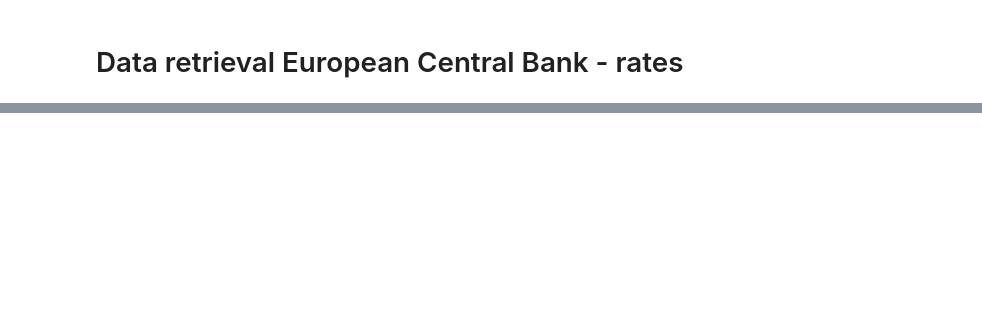
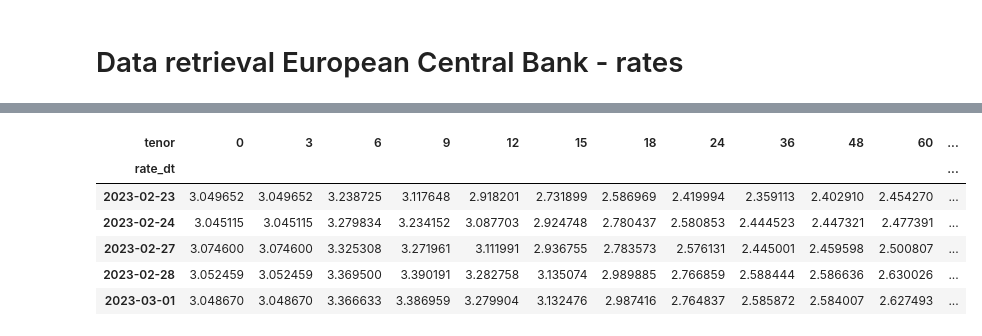
Before and after one commit to Merijn68/rl-alm, a Jupyter notebook: notebooks/data_retrieval_ecb_rates swapcurve.ipynb, the cells around one changed output, grey strips where cells are left out. Drawn from its saved outputs; the diff is of its cells as text; code cells hidden in the pictures; blank space fills up the shorter version.

```diff
--- a/notebooks/data_retrieval_ecb_rates swapcurve.ipynb
+++ b/notebooks/data_retrieval_ecb_rates swapcurve.ipynb
@@ -39,0 +7,3 @@ df.describe()
+# %%
+zerocurve = Zerocurve()
+zerocurve.read_data()
@@ -39,0 +14,2 @@ df.describe()
+# %%
+zerocurve.load_data()
@@ -39,0 +18,2 @@ df.describe()
+# %%
+zerocurve.step()
@@ -39,0 +22,10 @@ df.describe()
+# %%
+zerocurve.yield_data.tail()
+# %% [output]
+| tenor | 0 | 3 | 6 | 9 | 12 | 15 | 18 | 24 | 36 | 48 | 60 | ... |
+| rate_dt |  |  |  |  |  |  |  |  |  |  |  | ... |
+| 2023-02-23 | 3.049652 | 3.049652 | 3.238725 | 3.117648 | 2.918201 | 2.731899 | 2.586969 | 2.419994 | 2.359113 | 2.402910 | 2.454270 | ... |
+| 2023-02-24 | 3.045115 | 3.045115 | 3.279834 | 3.234152 | 3.087703 | 2.924748 | 2.780437 | 2.580853 | 2.444523 | 2.447321 | 2.477391 | ... |
+| 2023-02-27 | 3.074600 | 3.074600 | 3.325308 | 3.271961 | 3.111991 | 2.936755 | 2.783573 | 2.576131 | 2.445001 | 2.459598 | 2.500807 | ... |
+| 2023-02-28 | 3.052459 | 3.052459 | 3.369500 | 3.390191 | 3.282758 | 3.135074 | 2.989885 | 2.766859 | 2.588444 | 2.586636 | 2.630026 | ... |
+| 2023-03-01 | 3.048670 | 3.048670 | 3.366633 | 3.386959 | 3.279904 | 3.132476 | 2.987416 | 2.764837 | 2.585872 | 2.584007 | 2.627493 | ... |
```
Also changed, not shown: parts of 11 cells of this notebook, 19 other files.
